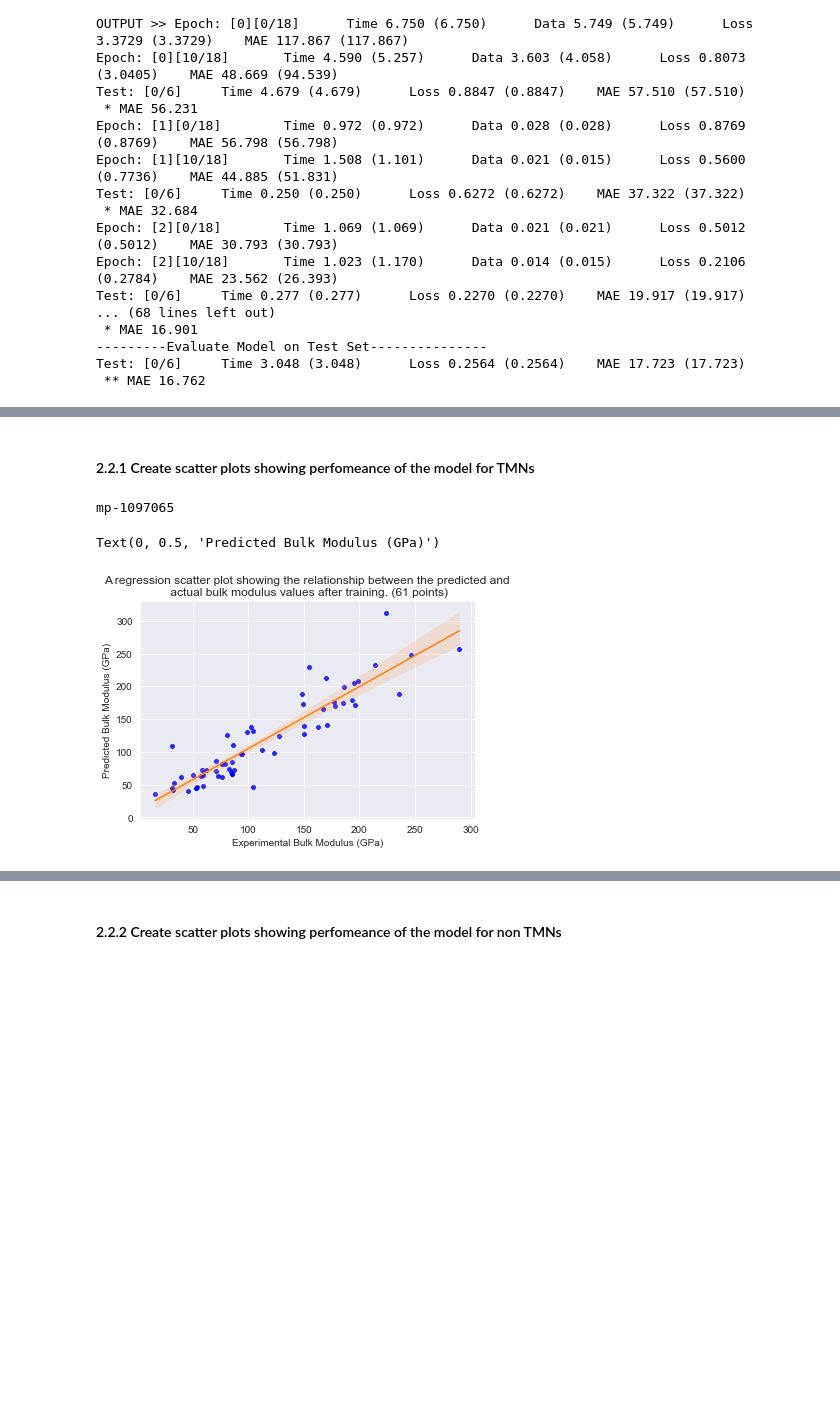
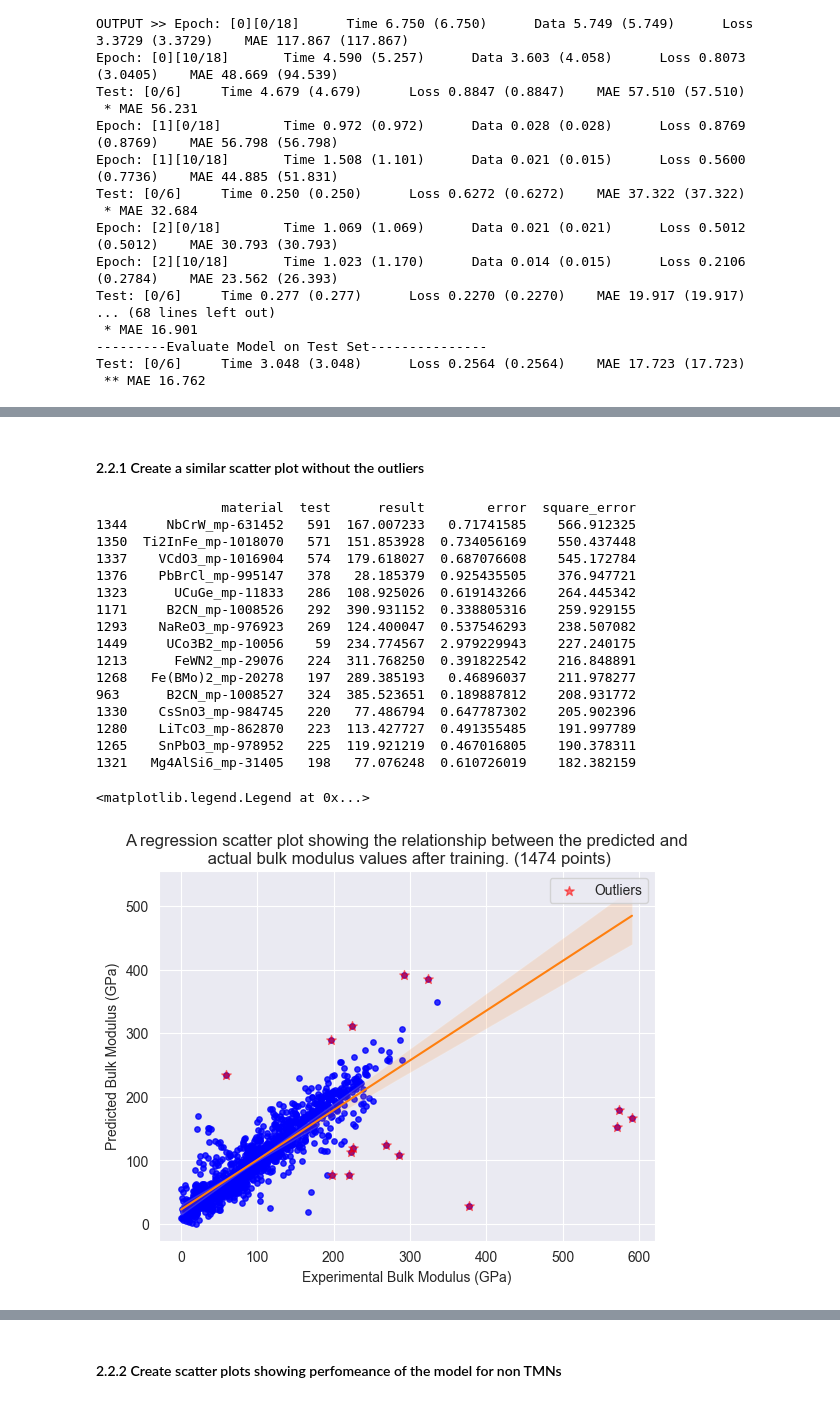
Before and after one commit to ayieko168/Ternary-Metal-Nitrides-Research, a Jupyter notebook: src/transformer_trial3.ipynb, the cells around one changed output, grey strips where cells are left out. Drawn from its saved outputs; the diff is of its cells as text; code cells hidden in the pictures; blank space fills up the shorter version.

```diff
--- a/src/transformer_trial3.ipynb
+++ b/src/transformer_trial3.ipynb
@@ -200,27 +226,43 @@ Done creating plots
 # %% [markdown]
-#### 2.2.1 Create scatter plots showing perfomeance of the model for TMNs
+#### 2.2.1 Create a similar scatter plot without the outliers
-# %%
-# Split the 'material' column into 'material_formula' and 'material_id'
-df[['material_formula', 'material_id']] = df['material'].str.split('_', expand=True)
-df.head()
-
-# get a list of tmn material ids
-tmn_material_ids = [m.get('material_id') for m in TMN_MATERIALS]
-print(tmn_material_ids[0])
-
-# Filter the DataFrame based on 'material_id'
-filtered_df = df[df['material_id'].isin(tmn_material_ids)]
-
-# Remove the 'material_formula' and 'material_id' columns
-filtered_df = filtered_df.drop(['material_formula', 'material_id'], axis=1)
-
-sb.set_style("darkgrid")
-ax = sb.regplot(x='test', y='result', data=filtered_df, line_kws={"color": "C1", 'linewidth': 1.5}, scatter_kws={'color': 'blue', 's': 15})
-# ax = sb.scatterplot(x="test", y="result", data=df, palette=color_dict, legend='full')
-ax.set_title(f"A regression scatter plot showing the relationship between the predicted and\n actual bulk modulus values after training. ({len(filtered_df)} points)")
-ax.set_xlabel("Experimental Bulk Modulus (GPa)")
-ax.set_ylabel("Predicted Bulk Modulus (GPa)")
-# %% [output]
-mp-1097065
-Text(0, 0.5, 'Predicted Bulk Modulus (GPa)')
-[figure, removed]
+# %%
+# Load the data from the CSV file
+result_file = os.path.join(ROOT_DIR, "src/test_results_publish.csv")
+df = pd.read_csv(result_file)
+df.dropna(subset=['material'], inplace=True)
+df.head()
+
+# Convert the 'error' column to numeric data type
+df['square_error'] = pd.to_numeric(df['square_error'], errors='coerce')
+
+# Get the top 5 materials based on the highest values in 'error' column
+outlier_materials = df.nlargest(15, 'square_error')
+print(outlier_materials)
+
+sb.set_style("darkgrid")
+ax = sb.regplot(x='test', y='result', data=df, line_kws={"color": "C1", 'linewidth': 1.5}, scatter_kws={'color': 'blue', 's': 15})
+ax.scatter(x=outlier_materials['test'], y=outlier_materials['result'], c='red', s=50, marker='*', alpha=0.5, label="Outliers")
+# ax = sb.scatterplot(x="test", y="result", data=df, palette=color_dict, legend='full')
+ax.set_title(f"A regression scatter plot showing the relationship between the predicted and\n actual bulk modulus values after training. ({len(df)} points)")
+ax.set_xlabel("Experimental Bulk Modulus (GPa)")
+ax.set_ylabel("Predicted Bulk Modulus (GPa)")
+ax.legend()
+# %% [output]
+                material  test      result        error  square_error
+1344     NbCrW_mp-631452   591  167.007233   0.71741585    566.912325
+1350  Ti2InFe_mp-1018070   571  151.853928  0.734056169    550.437448
+1337    VCdO3_mp-1016904   574  179.618027  0.687076608    545.172784
+1376    PbBrCl_mp-995147   378   28.185379  0.925435505    376.947721
+1323      UCuGe_mp-11833   286  108.925026  0.619143266    264.445342
+1171     B2CN_mp-1008526   292  390.931152  0.338805316    259.929155
+1293    NaReO3_mp-976923   269  124.400047  0.537546293    238.507082
+1449     UCo3B2_mp-10056    59  234.774567  2.979229943    227.240175
+1213      FeWN2_mp-29076   224  311.768250  0.391822542    216.848891
+1268   Fe(BMo)2_mp-20278   197  289.385193   0.46896037    211.978277
+963      B2CN_mp-1008527   324  385.523651  0.189887812    208.931772
+1330    CsSnO3_mp-984745   220   77.486794  0.647787302    205.902396
+1280    LiTcO3_mp-862870   223  113.427727  0.491355485    191.997789
+1265    SnPbO3_mp-978952   225  119.921219  0.467016805    190.378311
+1321   Mg4AlSi6_mp-31405   198   77.076248  0.610726019    182.382159
+<matplotlib.legend.Legend at 0x...>
+[figure, added]
```
Also changed, not shown: parts of 8 cells of this notebook, 1 other file.
